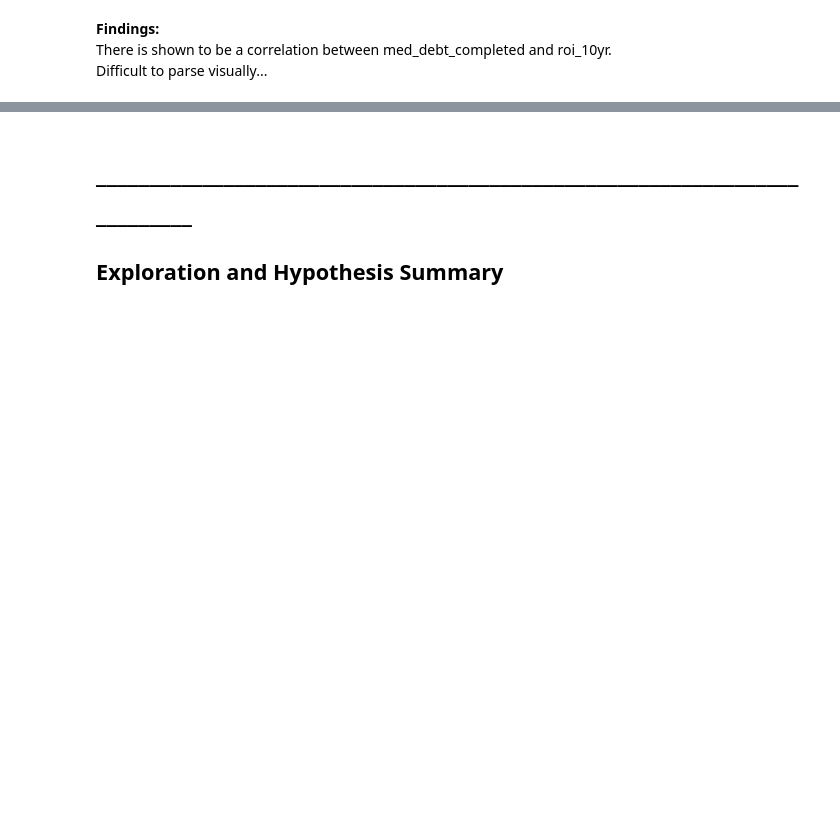
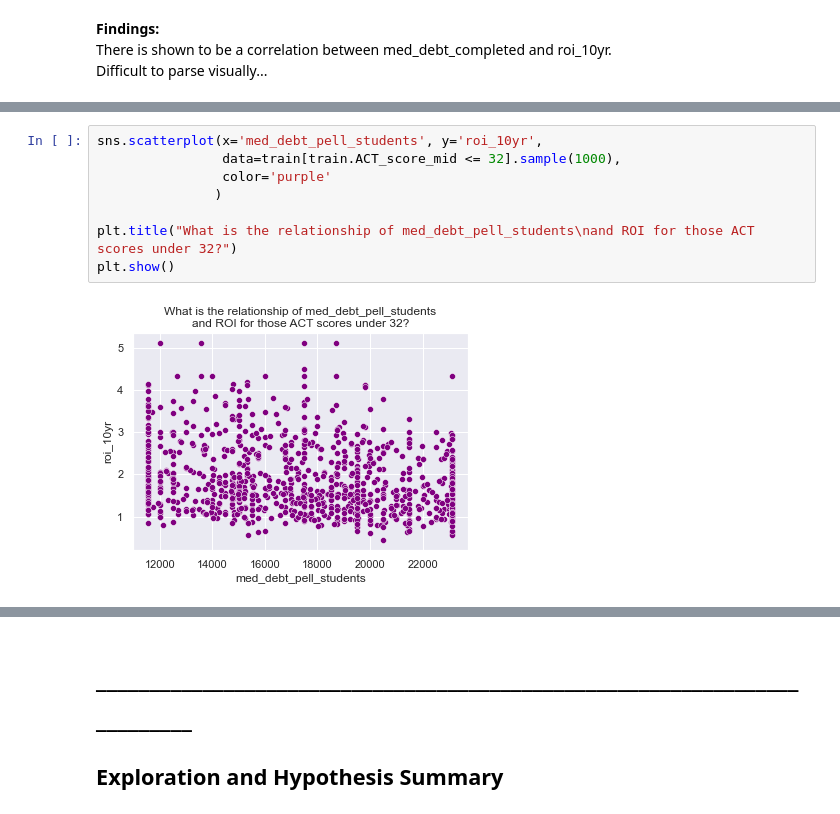
Before and after one commit to CDM-College-ROI/capstone_working_repo, a Jupyter notebook: ds_folder/explore_workbook.ipynb, the cells around one changed output, grey strips where cells are left out. Cells and saved outputs as stored; diff of their text form; blank space fills up the shorter version.

```diff
--- a/ds_folder/explore_workbook.ipynb
+++ b/ds_folder/explore_workbook.ipynb
@@ -1563,0 +1582,10 @@ Difficult to parse visually...
+# %%
+sns.scatterplot(x='med_debt_pell_students', y='roi_10yr',
+                data=train[train.ACT_score_mid <= 32].sample(1000),
+                color='purple'
+               )
+
+plt.title("What is the relationship of med_debt_pell_students\nand ROI for those ACT scores under 32?")
+plt.show()
+# %% [output]
+[figure, added]
```
Also changed, not shown: parts of 32 cells of this notebook.
